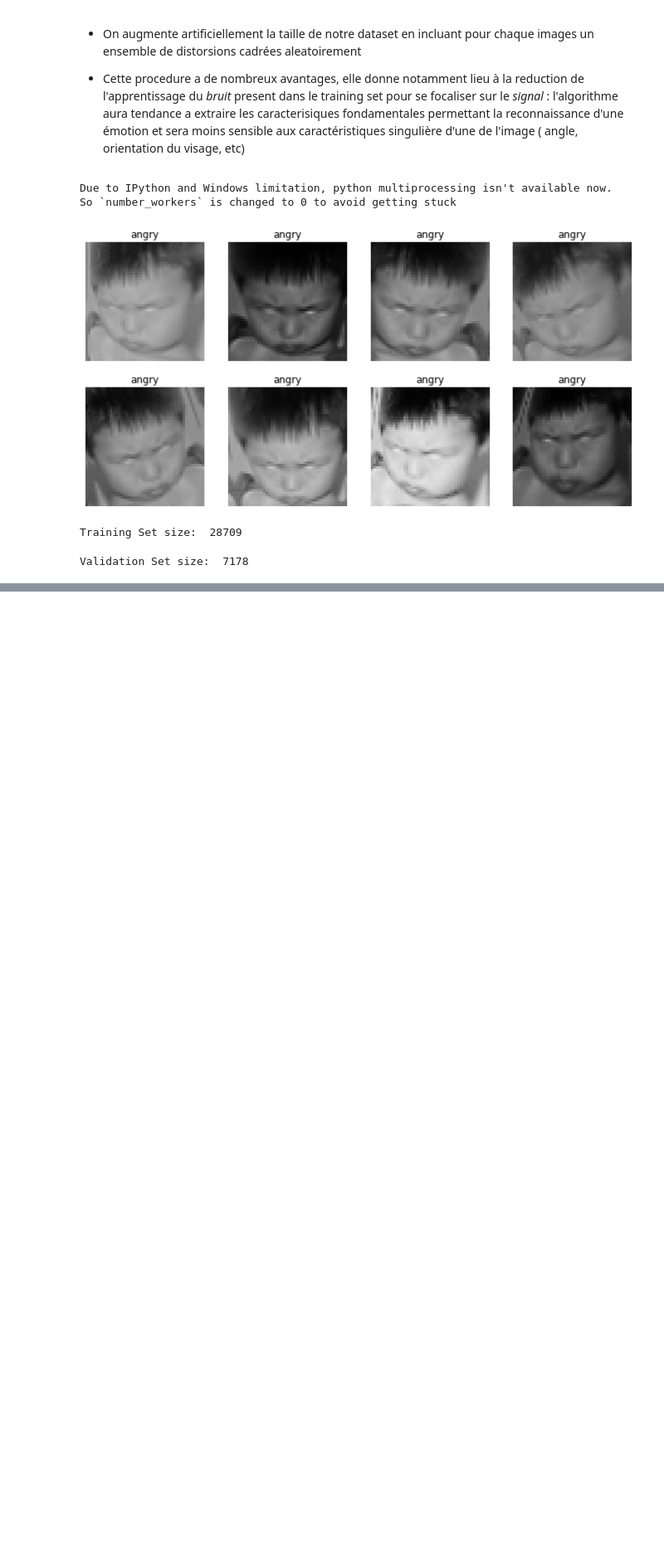
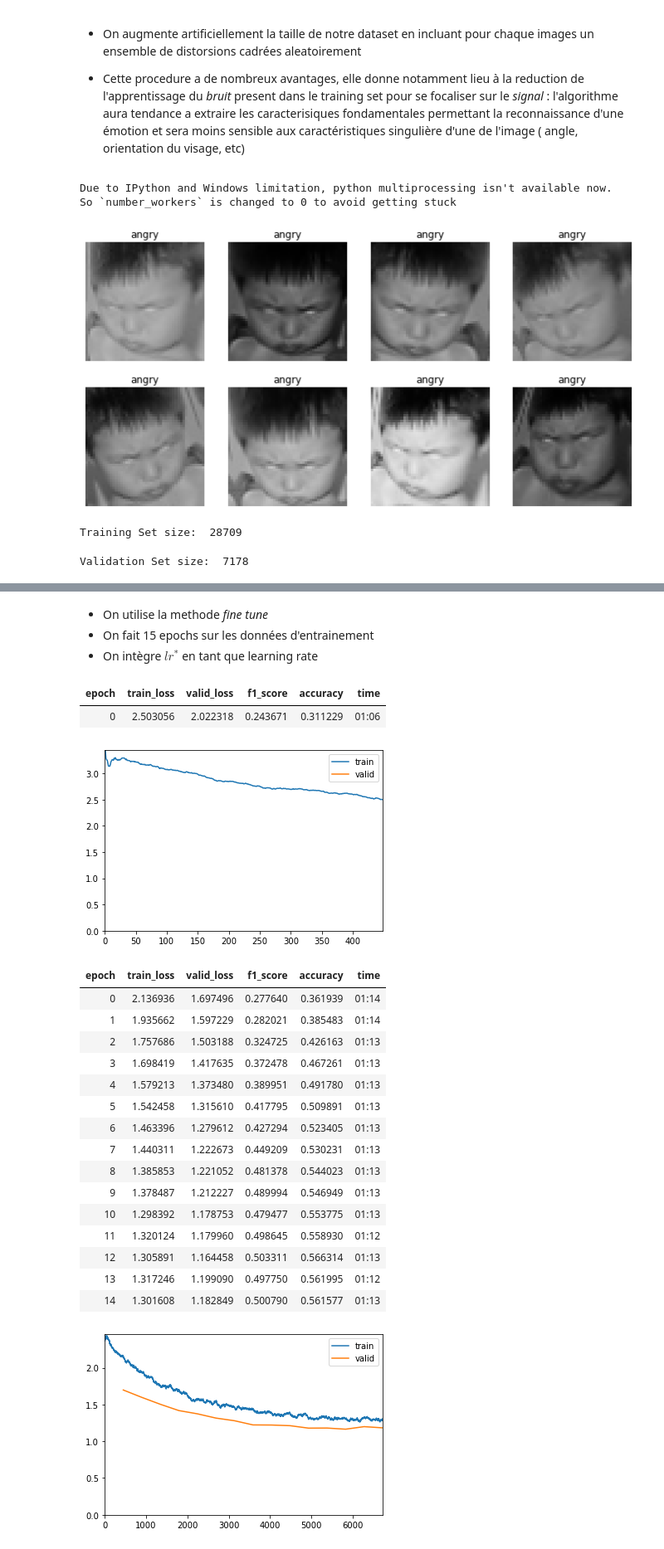
Before and after one commit to ENSAE-Cloud-Computing/MindFlow, a Jupyter notebook: MindFlow - FER Dataset and ResNET50 Transfert Learning Architecture.ipynb, the cells around one changed output, grey strips where cells are left out. Shown: that part at 83% size. Saved outputs shown, nothing was run; the diff lists cells and outputs as text; code cells hidden in the pictures; blank space fills up the shorter version.

```diff
--- a/MindFlow - FER Dataset and ResNET50 Transfert Learning Architecture.ipynb
+++ b/MindFlow - FER Dataset and ResNET50 Transfert Learning Architecture.ipynb
@@ -71,0 +96,30 @@ Validation Set size:  7178
+# %%
+lr_star=sugg_lr[2]
+# %% [markdown]
+
+* On utilise la methode *fine tune*
+* On fait 15 epochs sur les données d'entrainement
+* On intègre $lr^{*}$ en tant que learning rate
+# %%
+learn.fine_tune(15, lr_star)
+# %% [output]
+| epoch | train_loss | valid_loss | f1_score | accuracy | time |
+| 0 | 2.503056 | 2.022318 | 0.243671 | 0.311229 | 01:06 |
+[figure, added]
+| epoch | train_loss | valid_loss | f1_score | accuracy | time |
+| 0 | 2.136936 | 1.697496 | 0.277640 | 0.361939 | 01:14 |
+| 1 | 1.935662 | 1.597229 | 0.282021 | 0.385483 | 01:14 |
+| 2 | 1.757686 | 1.503188 | 0.324725 | 0.426163 | 01:13 |
+| 3 | 1.698419 | 1.417635 | 0.372478 | 0.467261 | 01:13 |
+| 4 | 1.579213 | 1.373480 | 0.389951 | 0.491780 | 01:13 |
+| 5 | 1.542458 | 1.315610 | 0.417795 | 0.509891 | 01:13 |
+| 6 | 1.463396 | 1.279612 | 0.427294 | 0.523405 | 01:13 |
+| 7 | 1.440311 | 1.222673 | 0.449209 | 0.530231 | 01:13 |
+| 8 | 1.385853 | 1.221052 | 0.481378 | 0.544023 | 01:13 |
+| 9 | 1.378487 | 1.212227 | 0.489994 | 0.546949 | 01:13 |
+| 10 | 1.298392 | 1.178753 | 0.479477 | 0.553775 | 01:13 |
+| 11 | 1.320124 | 1.179960 | 0.498645 | 0.558930 | 01:12 |
+| 12 | 1.305891 | 1.164458 | 0.503311 | 0.566314 | 01:13 |
+| 13 | 1.317246 | 1.199090 | 0.497750 | 0.561995 | 01:12 |
+| 14 | 1.301608 | 1.182849 | 0.500790 | 0.561577 | 01:13 |
+[figure, added]
```
Also changed, not shown: parts of 13 cells of this notebook.
